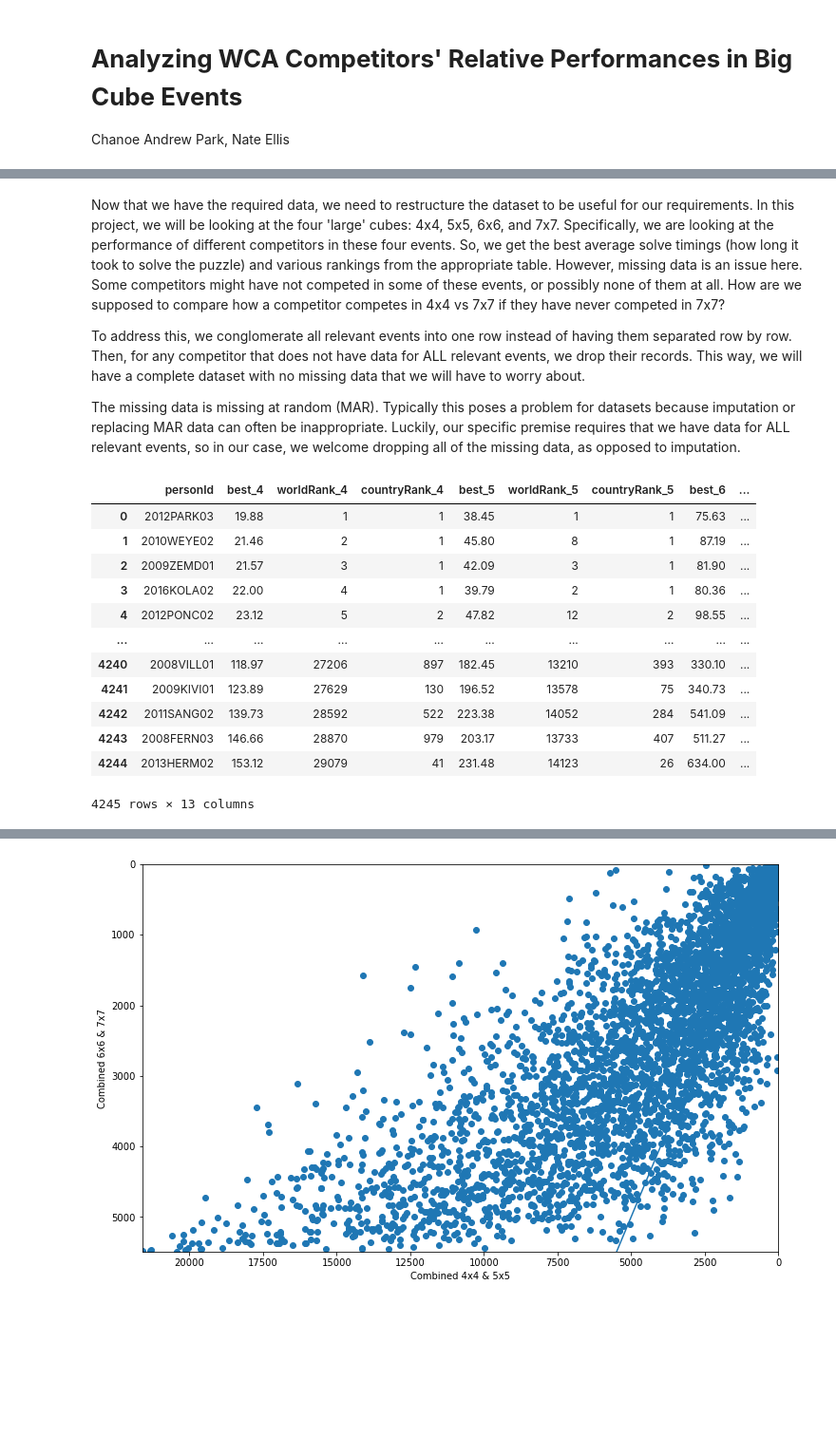
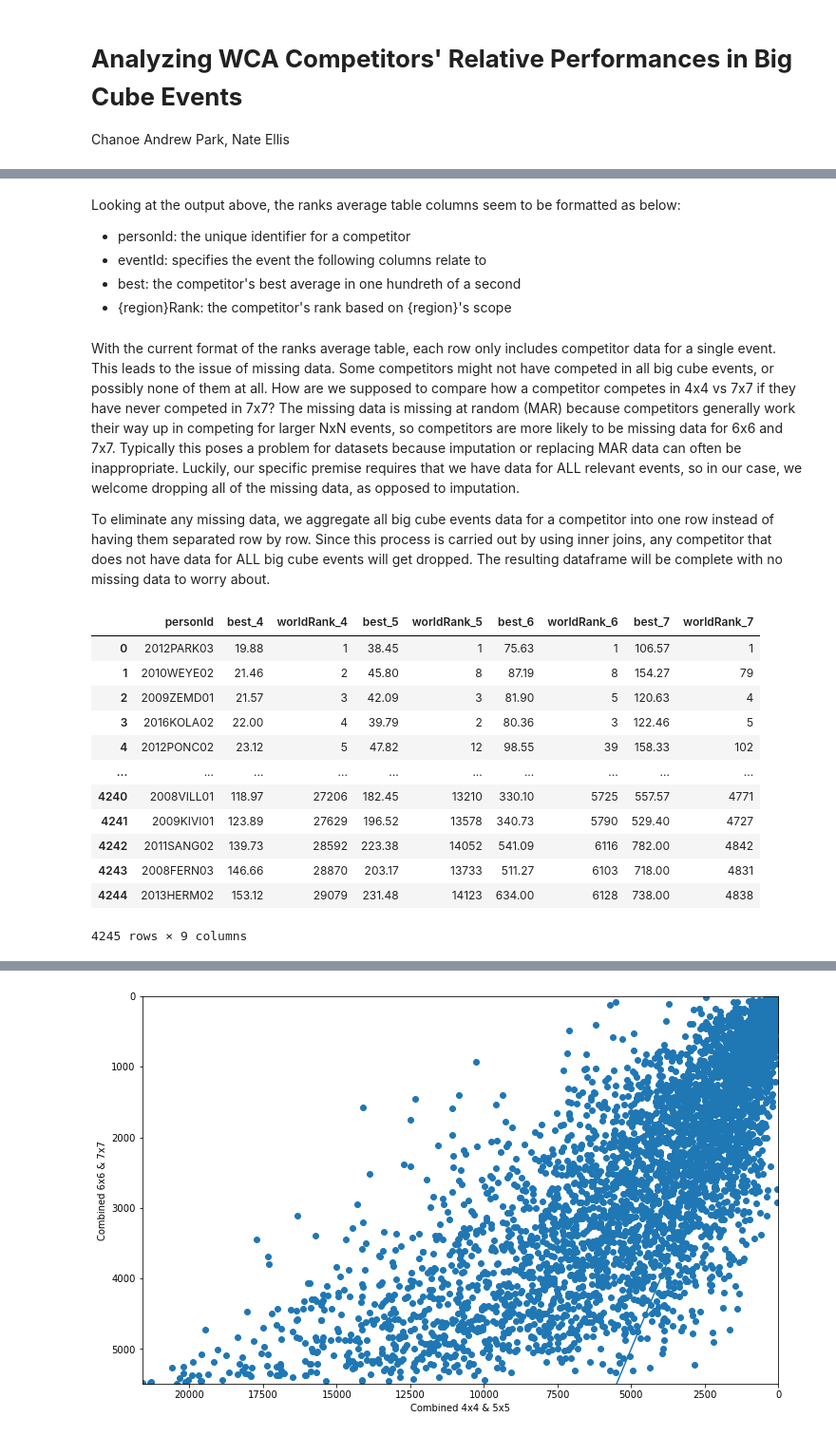
Before and after one commit to chanoepark/CMSC320FinalProj, a Jupyter notebook: CMSC320FinalProj_ParkEllis.ipynb, the cells around one changed output, grey strips where cells are left out. Shown: that part at 95% size. Saved outputs shown, nothing was run; the diff lists cells and outputs as text; code cells hidden in the pictures; blank space fills up the shorter version.

Commit message:
Revised Intro & Data Collection writeup

```diff
--- a/CMSC320FinalProj_ParkEllis.ipynb
+++ b/CMSC320FinalProj_ParkEllis.ipynb
@@ -49,52 +79,52 @@ with zipfile.ZipFile(data_zip, 'r') as zf:
+# %% [markdown]
+Looking at the output above, the ranks average table columns seem to be formatted as below:
+<br>
+- personId: the unique identifier for a competitor
+- eventId: specifies the event the following columns relate to
+- best: the competitor's best average in one hundreth of a second
+- {region}Rank: the competitor's rank based on {region}'s scope
 # %% [markdown]
-Now that we have the required data, we need to restructure the dataset to be useful for our requirements. In this project, we will be looking at the four 'large' cubes: 4x4, 5x5, 6x6, and 7x7. Specifically, we are looking at the performance of different competitors in these four events. So, we get the best average solve timings (how long it took to solve the puzzle) and various rankings from the appropriate table. However, missing data is an issue here. Some competitors might have not competed in some of these events, or possibly none of them at all. How are we supposed to compare how a competitor competes in 4x4 vs 7x7 if they have never competed in 7x7?
+With the current format of the ranks average table, each row only includes competitor data for a single event. This leads to the issue of missing data. Some competitors might not have competed in all big cube events, or possibly none of them at all. How are we supposed to compare how a competitor competes in 4x4 vs 7x7 if they have never competed in 7x7? The missing data is missing at random (MAR) because competitors generally work their way up in competing for larger NxN events, so competitors are more likely to be missing data for 6x6 and 7x7. Typically this poses a problem for datasets because imputation or replacing MAR data can often be inappropriate. Luckily, our specific premise requires that we have data for ALL relevant events, so in our case, we welcome dropping all of the missing data, as opposed to imputation.
 
-To address this, we conglomerate all relevant events into one row instead of having them separated row by row. Then, for any competitor that does not have data for ALL relevant events, we drop their records. This way, we will have a complete dataset with no missing data that we will have to worry about.
-
-The missing data is missing at random (MAR). Typically this poses a problem for datasets because imputation or replacing MAR data can often be inappropriate. Luckily, our specific premise requires that we have data for ALL relevant events, so in our case, we welcome dropping all of the missing data, as opposed to imputation.
+To eliminate any missing data, we aggregate all big cube events data for a competitor into one row instead of having them separated row by row. Since this process is carried out by using inner joins, any competitor that does not have data for ALL big cube events will get dropped. The resulting dataframe will be complete with no missing data to worry about.
 # %%
-import numpy as np
-import pandas as pd
-
-df_avg = pd.read_csv(f'{data_dir}/WCA_export_RanksAverage.tsv', sep='\t', low_memory=False)
-
 # Drop all events that we aren't interested in
 df_avg.drop(df_avg[(df_avg.eventId < '444') | (df_avg.eventId > '777')].index, inplace=True)
 
 # Only keep competitors with averages in all events we're interested in (4x4 through 7x7)
 tmp = pd.merge(df_avg, df_avg, on='personId', suffixes=('_4', '_5'))
 tmp.drop(tmp[(tmp.eventId_4 != '444') | (tmp.eventId_5 != '555')].index, inplace=True)
 tmp = pd.merge(tmp, df_avg, on='personId')
-tmp.drop(tmp[(tmp.eventId_4 != '444') | (tmp.eventId_5 != '555') | (tmp.eventId != '666')].index, inplace=True)
+tmp.drop(tmp[(tmp.eventId_4 != '444') | (tmp.eventId_5 != '555') |
+             (tmp.eventId != '666')].index, inplace=True)
 tmp = pd.merge(tmp, df_avg, on='personId', suffixes=('_6', '_7'))
-df_grouped = tmp.drop(tmp[(tmp.eventId_4 != '444') | (tmp.eventId_5 != '555') | (tmp.eventId_6 != '666') | (tmp.eventId_7 != '777')].index)
+df_grouped = tmp.drop(tmp[(tmp.eventId_4 != '444') | (tmp.eventId_5 != '555') |
+                          (tmp.eventId_6 != '666') | (tmp.eventId_7 != '777')].index)
 df_grouped.reset_index(drop=True, inplace=True)
 
-# Drop eventId columns as not needed anymore
-df_grouped.drop(['eventId_4', 'eventId_5', 'eventId_6', 'eventId_7',
-                 'continentRank_4', 'continentRank_5', 'continentRank_6', 'continentRank_7'],
+# Drop columns that won't be used going forward
+cols = ['eventId', 'continentRank', 'countryRank']
+df_grouped.drop([f'{col}_{n}' for col in cols for n in range(4, 8)],
                 axis = 1, inplace=True)
 
 # Fix time scale
-df_grouped['best_4'] = np.float64(df_grouped['best_4'] / 100.0)
-df_grouped['best_5'] = np.float64(df_grouped['best_5'] / 100.0)
-df_grouped['best_6'] = np.float64(df_grouped['best_6'] / 100.0)
-df_grouped['best_7'] = np.float64(df_grouped['best_7'] / 100.0)
+for n in range(4, 8):
+    df_grouped[f'best_{n}'] = np.float64(df_grouped[f'best_{n}'] / 100.0)
 
 df_grouped
 # %% [output]
-|  | personId | best_4 | worldRank_4 | countryRank_4 | best_5 | worldRank_5 | countryRank_5 | best_6 | ... |
-| 0 | 2012PARK03 | 19.88 | 1 | 1 | 38.45 | 1 | 1 | 75.63 | ... |
-| 1 | 2010WEYE02 | 21.46 | 2 | 1 | 45.80 | 8 | 1 | 87.19 | ... |
-| 2 | 2009ZEMD01 | 21.57 | 3 | 1 | 42.09 | 3 | 1 | 81.90 | ... |
-| 3 | 2016KOLA02 | 22.00 | 4 | 1 | 39.79 | 2 | 1 | 80.36 | ... |
-| 4 | 2012PONC02 | 23.12 | 5 | 2 | 47.82 | 12 | 2 | 98.55 | ... |
+|  | personId | best_4 | worldRank_4 | best_5 | worldRank_5 | best_6 | worldRank_6 | best_7 | worldRank_7 |
+| 0 | 2012PARK03 | 19.88 | 1 | 38.45 | 1 | 75.63 | 1 | 106.57 | 1 |
+| 1 | 2010WEYE02 | 21.46 | 2 | 45.80 | 8 | 87.19 | 8 | 154.27 | 79 |
+| 2 | 2009ZEMD01 | 21.57 | 3 | 42.09 | 3 | 81.90 | 5 | 120.63 | 4 |
+| 3 | 2016KOLA02 | 22.00 | 4 | 39.79 | 2 | 80.36 | 3 | 122.46 | 5 |
+| 4 | 2012PONC02 | 23.12 | 5 | 47.82 | 12 | 98.55 | 39 | 158.33 | 102 |
 | ... | ... | ... | ... | ... | ... | ... | ... | ... | ... |
-| 4240 | 2008VILL01 | 118.97 | 27206 | 897 | 182.45 | 13210 | 393 | 330.10 | ... |
-| 4241 | 2009KIVI01 | 123.89 | 27629 | 130 | 196.52 | 13578 | 75 | 340.73 | ... |
-| 4242 | 2011SANG02 | 139.73 | 28592 | 522 | 223.38 | 14052 | 284 | 541.09 | ... |
-| 4243 | 2008FERN03 | 146.66 | 28870 | 979 | 203.17 | 13733 | 407 | 511.27 | ... |
-| 4244 | 2013HERM02 | 153.12 | 29079 | 41 | 231.48 | 14123 | 26 | 634.00 | ... |
+| 4240 | 2008VILL01 | 118.97 | 27206 | 182.45 | 13210 | 330.10 | 5725 | 557.57 | 4771 |
+| 4241 | 2009KIVI01 | 123.89 | 27629 | 196.52 | 13578 | 340.73 | 5790 | 529.40 | 4727 |
+| 4242 | 2011SANG02 | 139.73 | 28592 | 223.38 | 14052 | 541.09 | 6116 | 782.00 | 4842 |
+| 4243 | 2008FERN03 | 146.66 | 28870 | 203.17 | 13733 | 511.27 | 6103 | 718.00 | 4831 |
+| 4244 | 2013HERM02 | 153.12 | 29079 | 231.48 | 14123 | 634.00 | 6128 | 738.00 | 4838 |
-4245 rows × 13 columns
+4245 rows × 9 columns
 # %% [markdown]
 ***
```
Also changed, not shown: parts of 8 cells of this notebook, 3 other files.
